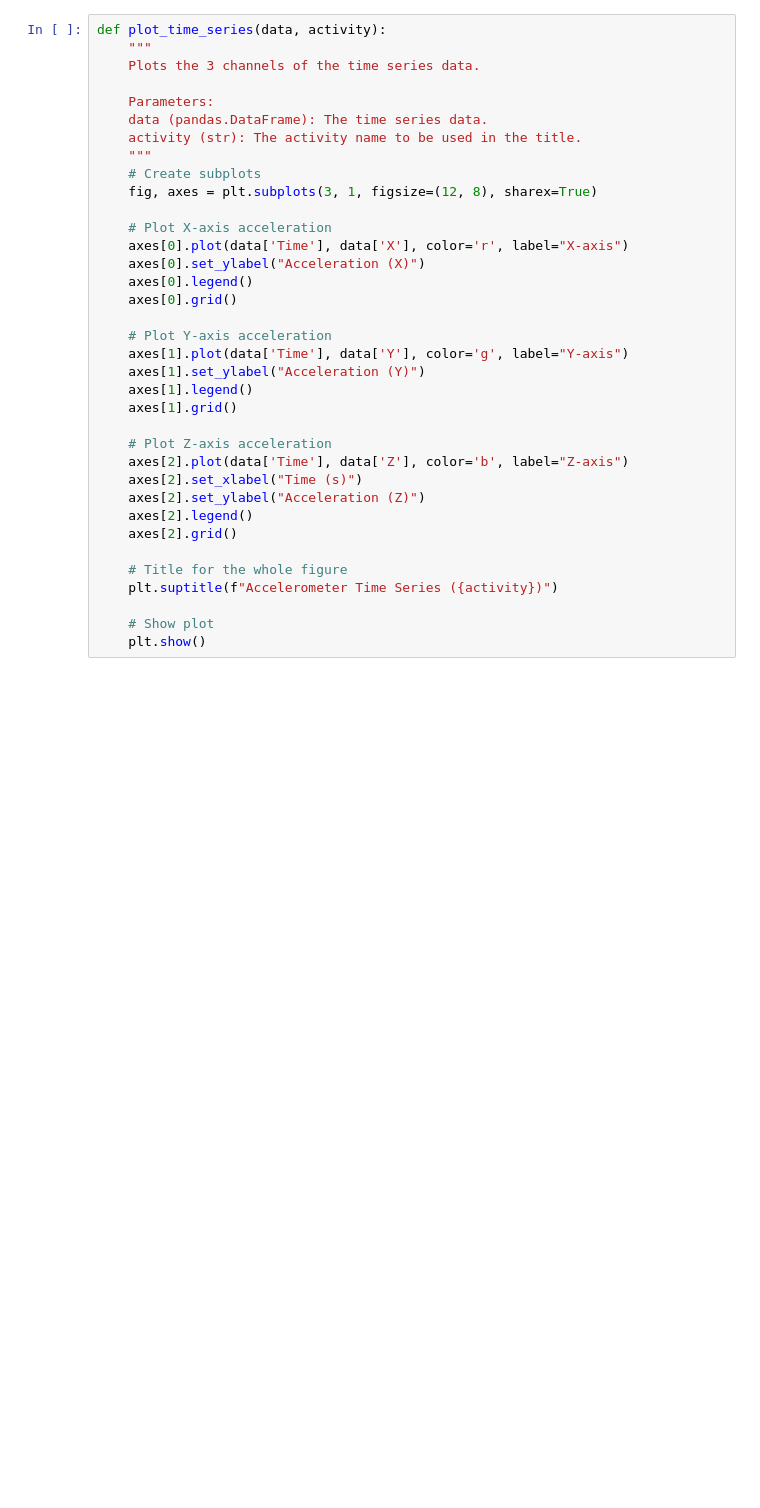
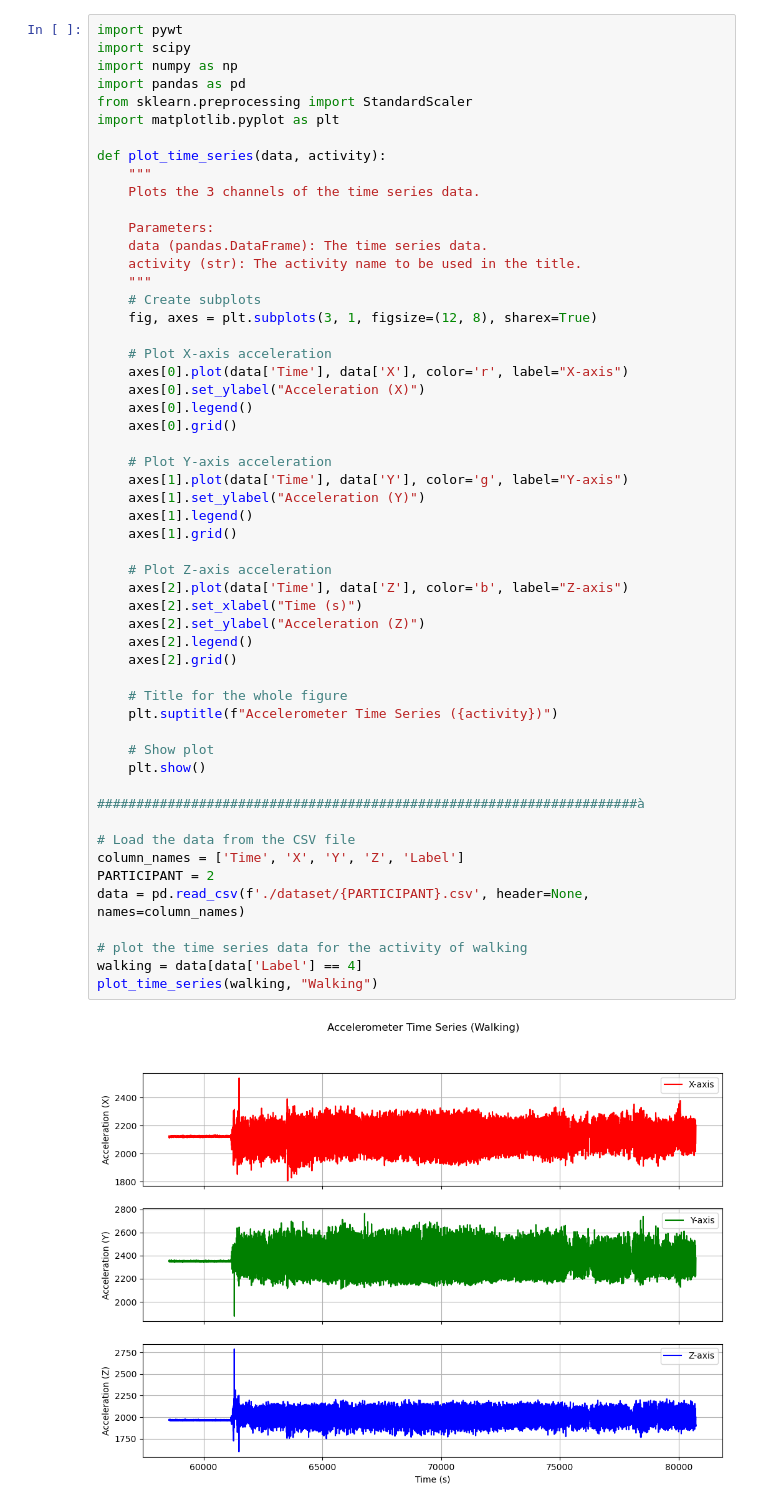
Before and after one commit to tanobar/ISPR_Midterms, a Jupyter notebook: midterm1/mid1_ass2.ipynb, the cells around one changed output. Saved outputs shown, nothing was run; the diff lists cells and outputs as text; blank space fills up the shorter version.

```diff
--- a/midterm1/mid1_ass2.ipynb
+++ b/midterm1/mid1_ass2.ipynb
@@ -24,4 +6,11 @@ def clean_data(data, fs = 52):
 # %%
+import pywt
+import scipy
+import numpy as np
+import pandas as pd
+from sklearn.preprocessing import StandardScaler
+import matplotlib.pyplot as plt
+
 def plot_time_series(data, activity):
     """
     Plots the 3 channels of the time series data.
@@ -30,30 +19,43 @@ def plot_time_series(data, activity):
     data (pandas.DataFrame): The time series data.
     activity (str): The activity name to be used in the title.
     """
     # Create subplots
     fig, axes = plt.subplots(3, 1, figsize=(12, 8), sharex=True)
 
     # Plot X-axis acceleration
     axes[0].plot(data['Time'], data['X'], color='r', label="X-axis")
     axes[0].set_ylabel("Acceleration (X)")
     axes[0].legend()
     axes[0].grid()
 
     # Plot Y-axis acceleration
     axes[1].plot(data['Time'], data['Y'], color='g', label="Y-axis")
     axes[1].set_ylabel("Acceleration (Y)")
     axes[1].legend()
     axes[1].grid()
 
     # Plot Z-axis acceleration
     axes[2].plot(data['Time'], data['Z'], color='b', label="Z-axis")
     axes[2].set_xlabel("Time (s)")
     axes[2].set_ylabel("Acceleration (Z)")
     axes[2].legend()
     axes[2].grid()
 
     # Title for the whole figure
     plt.suptitle(f"Accelerometer Time Series ({activity})")
 
     # Show plot
     plt.show()
+
+#####################################################################à
+
+# Load the data from the CSV file
+column_names = ['Time', 'X', 'Y', 'Z', 'Label']
+PARTICIPANT = 2
+data = pd.read_csv(f'./dataset/{PARTICIPANT}.csv', header=None, names=column_names)
+
+# plot the time series data for the activity of walking
+walking = data[data['Label'] == 4]
+plot_time_series(walking, "Walking")
+# %% [output]
+[figure, added]
```
Also changed, not shown: parts of 24 cells of this notebook, 3 other files.
